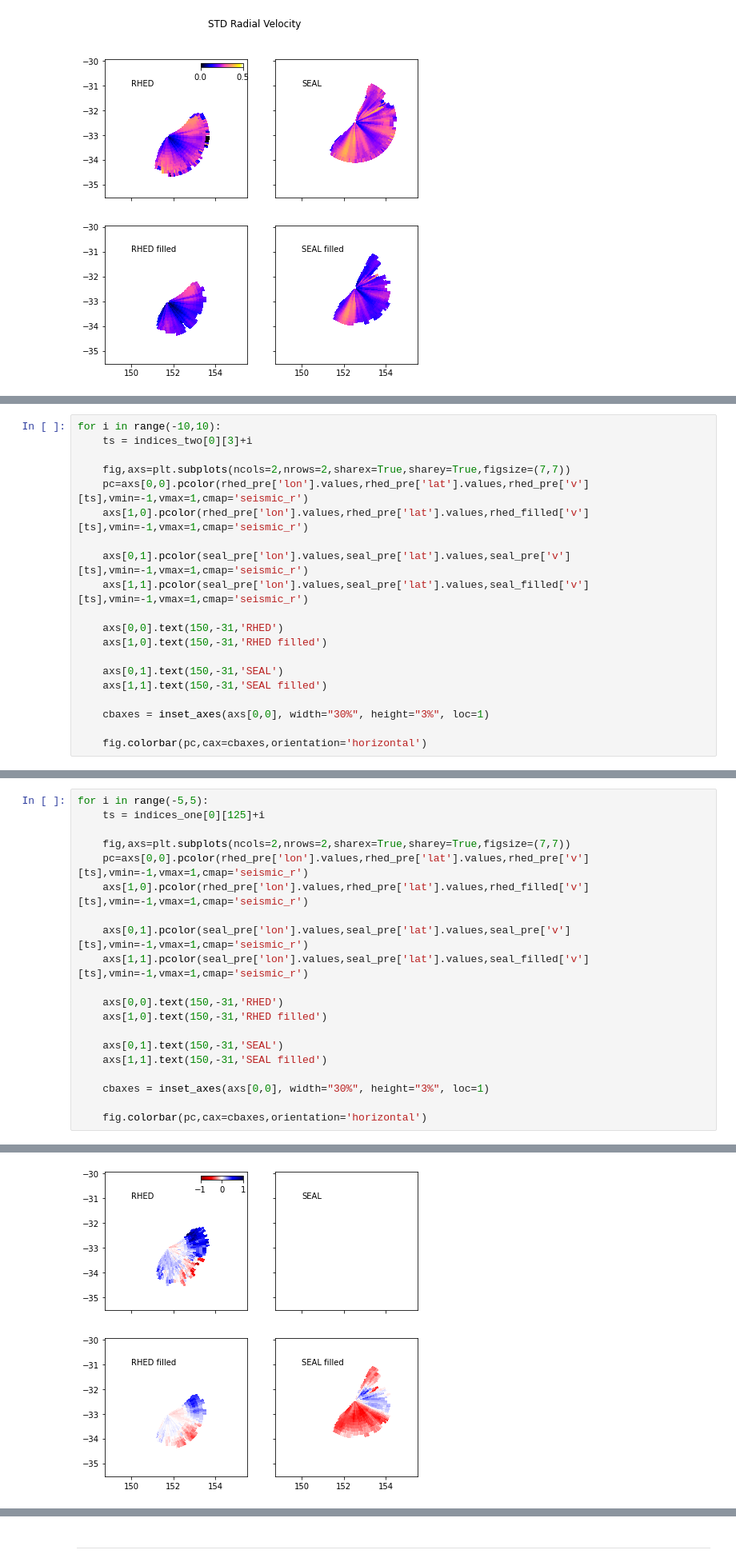
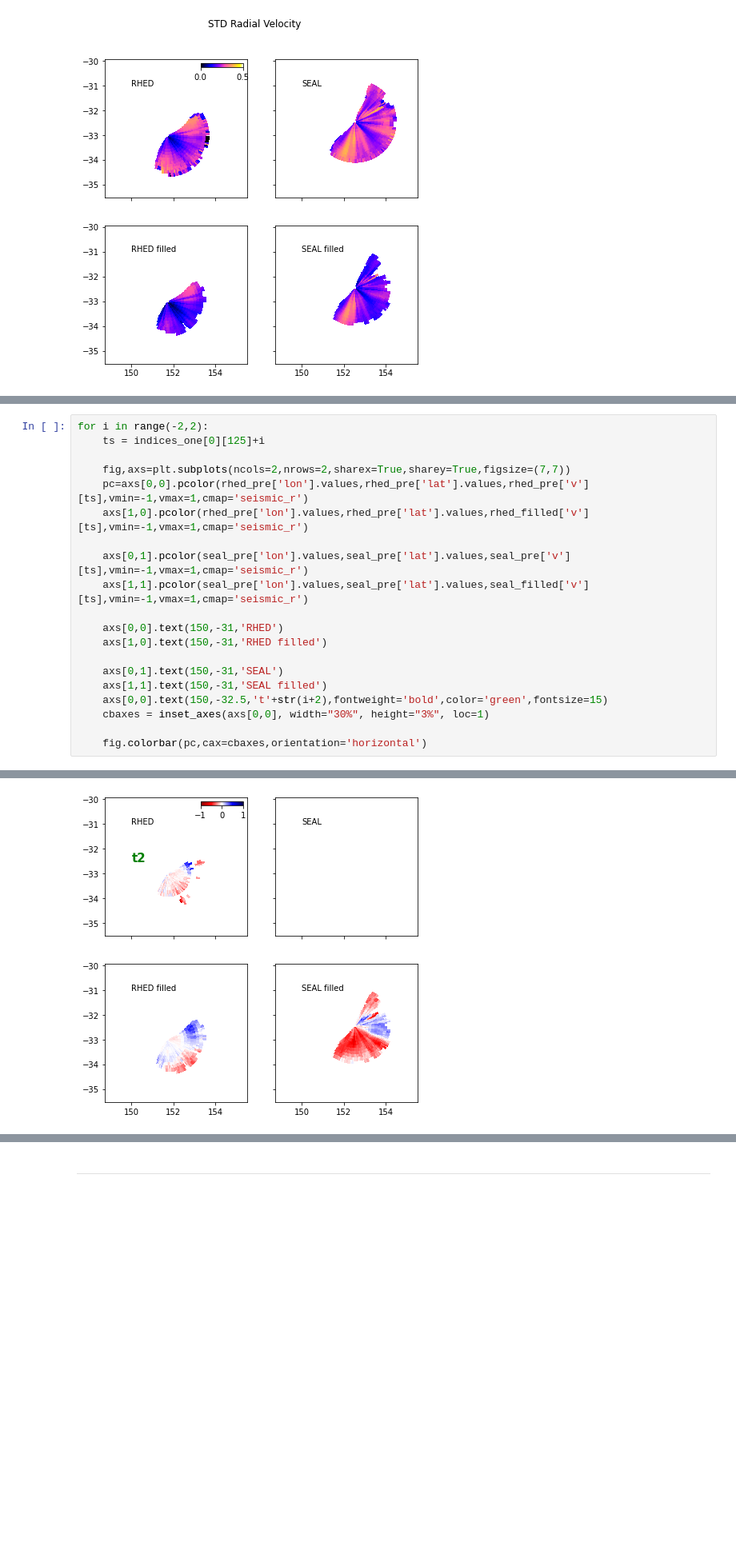
Before and after one commit to natachabourg/Separation_HFR_EAC, a Jupyter notebook: Data_Processing/Gap_Filling/run_newcastle/Check_Dineof_Newcastle.ipynb, the cells around one changed output, grey strips where cells are left out. Shown at 80% size. Cells and saved outputs as stored; diff of their text form; blank space fills up the shorter version.

```diff
--- a/Data_Processing/Gap_Filling/run_newcastle/Check_Dineof_Newcastle.ipynb
+++ b/Data_Processing/Gap_Filling/run_newcastle/Check_Dineof_Newcastle.ipynb
@@ -170,20 +188,0 @@ Text(0.5, 1.0, 'indices when 0 radial (looking for paliers)')
-# %%
-for i in range(-10,10):
-    ts = indices_two[0][3]+i
-
-    fig,axs=plt.subplots(ncols=2,nrows=2,sharex=True,sharey=True,figsize=(7,7))
-    pc=axs[0,0].pcolor(rhed_pre['lon'].values,rhed_pre['lat'].values,rhed_pre['v'][ts],vmin=-1,vmax=1,cmap='seismic_r')
-    axs[1,0].pcolor(rhed_pre['lon'].values,rhed_pre['lat'].values,rhed_filled['v'][ts],vmin=-1,vmax=1,cmap='seismic_r')
-
-    axs[0,1].pcolor(seal_pre['lon'].values,seal_pre['lat'].values,seal_pre['v'][ts],vmin=-1,vmax=1,cmap='seismic_r')
-    axs[1,1].pcolor(seal_pre['lon'].values,seal_pre['lat'].values,seal_filled['v'][ts],vmin=-1,vmax=1,cmap='seismic_r')
-
-    axs[0,0].text(150,-31,'RHED')
-    axs[1,0].text(150,-31,'RHED filled')
-
-    axs[0,1].text(150,-31,'SEAL')
-    axs[1,1].text(150,-31,'SEAL filled')
-
-    cbaxes = inset_axes(axs[0,0], width="30%", height="3%", loc=1)
-
-    fig.colorbar(pc,cax=cbaxes,orientation='horizontal')
@@ -211,5 +191,5 @@ Text(0.5, 1.0, 'indices when only one radial (look for paliers)')
 # %%
-for i in range(-5,5):
+for i in range(-2,2):
     ts = indices_one[0][125]+i
 
     fig,axs=plt.subplots(ncols=2,nrows=2,sharex=True,sharey=True,figsize=(7,7))
@@ -224,7 +204,7 @@ for i in range(-5,5):
 
     axs[0,1].text(150,-31,'SEAL')
     axs[1,1].text(150,-31,'SEAL filled')
-
+    axs[0,0].text(150,-32.5,'t'+str(i+2),fontweight='bold',color='green',fontsize=15)
     cbaxes = inset_axes(axs[0,0], width="30%", height="3%", loc=1)
 
     fig.colorbar(pc,cax=cbaxes,orientation='horizontal')
@@ -234 +214 @@ for i in range(-5,5):
-[figure, old version]
+[figure, new version]
```
Also changed, not shown: parts of 33 cells of this notebook, 1 other file.
